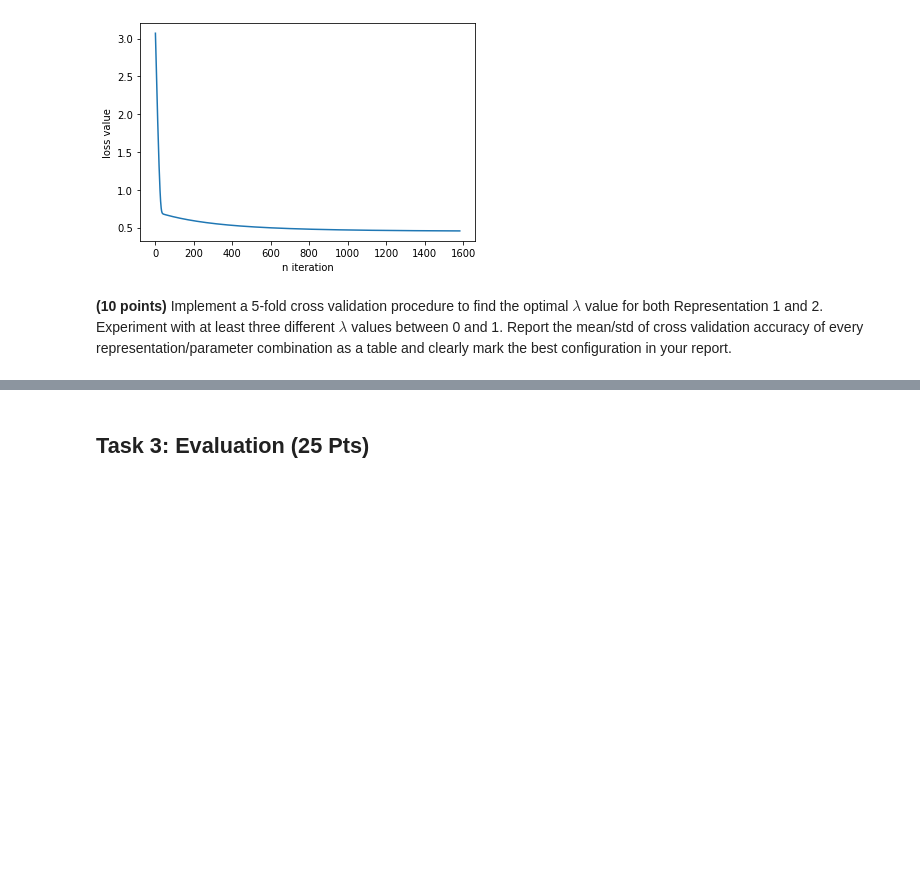
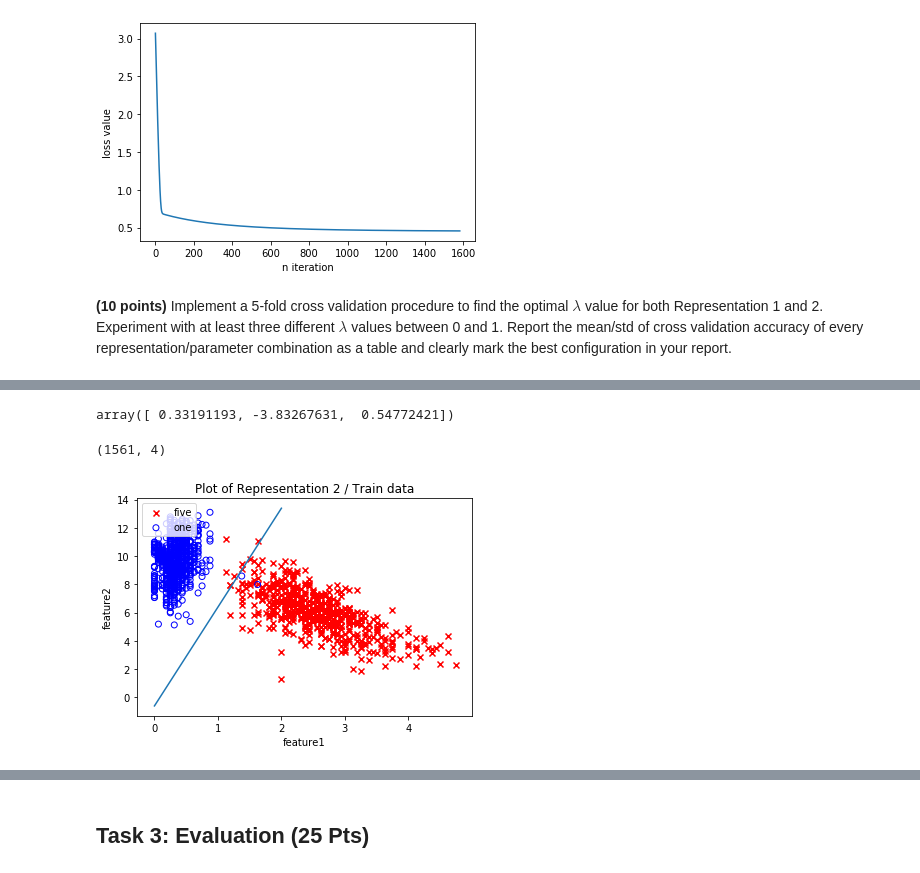
Before and after one commit to yavuzDemir21/Machine-Learning-Digit-Classifier, a Jupyter notebook: SolnTemplate_Yavuz.ipynb, the cells around one changed output, grey strips where cells are left out. Cells and saved outputs as stored; diff of their text form; code cells hidden in the pictures; blank space fills up the shorter version.

```diff
--- a/SolnTemplate_Yavuz.ipynb
+++ b/SolnTemplate_Yavuz.ipynb
@@ -361,0 +407,30 @@ print(np.mean(acc_2_1),np.std(acc_2_1))
+# %%
+w, losses = gradient_descent(X_rep2_label[0:3,:],X_rep2_label[3,:],weights, 0.05,0)
+# %%
+w
+# %% [output]
+array([ 0.33191193, -3.83267631,  0.54772421])
+# %%
+def plotterStacked3(plottable,label_data,w, legend_pos, x_label_name, y_label_name, title):
+    fig = plt.figure()
+    ax1 = fig.add_subplot(111)
+    ax1.scatter(plottable[label_data==-1,1], plottable[label_data== -1,2], marker = 'x', color='red', label='five')
+    ax1.scatter(plottable[label_data==1,1], plottable[label_data== 1,2], marker = 'o',facecolors='none', edgecolors='blue', label='one')
+    plt.legend(loc= legend_pos)
+    plt.xlabel(x_label_name)
+    plt.ylabel(y_label_name)
+    plt.title(title)
+    x = np.linspace(-12.5, -7.5, 50) #Rep1
+    #x = np.linspace(0, 2, 50) # Rep2
+    y = -(w[0] + w[1]*x)/w[2]
+    plt.plot(x, y)
+    plt.show()
+# %%
+train_features.shape
+# %% [output]
+(1561, 4)
+# %%
+plotterStacked3(train_features,train_labels,w, 'upper left', \
+                'feature1', 'feature2', 'Plot of Representation 2 / Train data')
+# %% [output]
+[figure, added]
```
Also changed, not shown: parts of 29 cells of this notebook.
